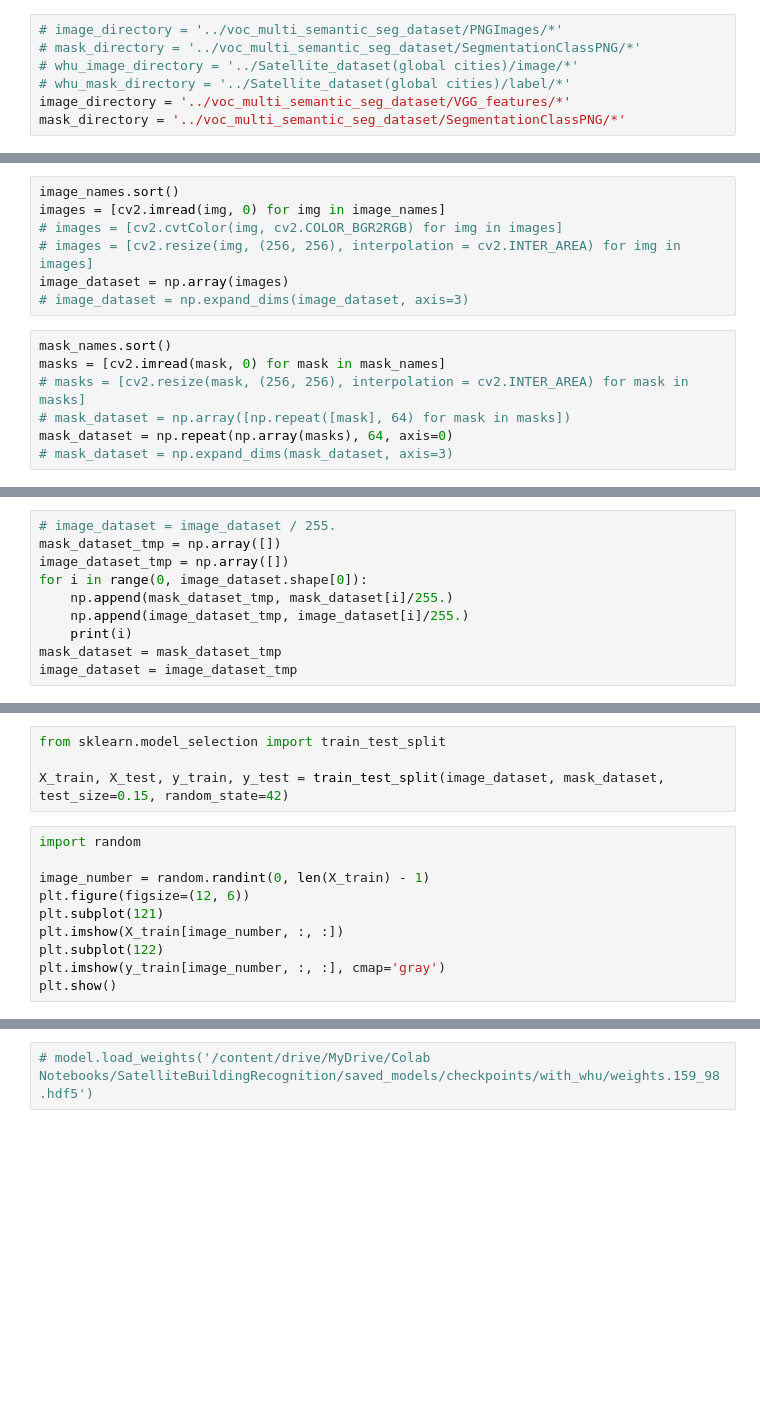
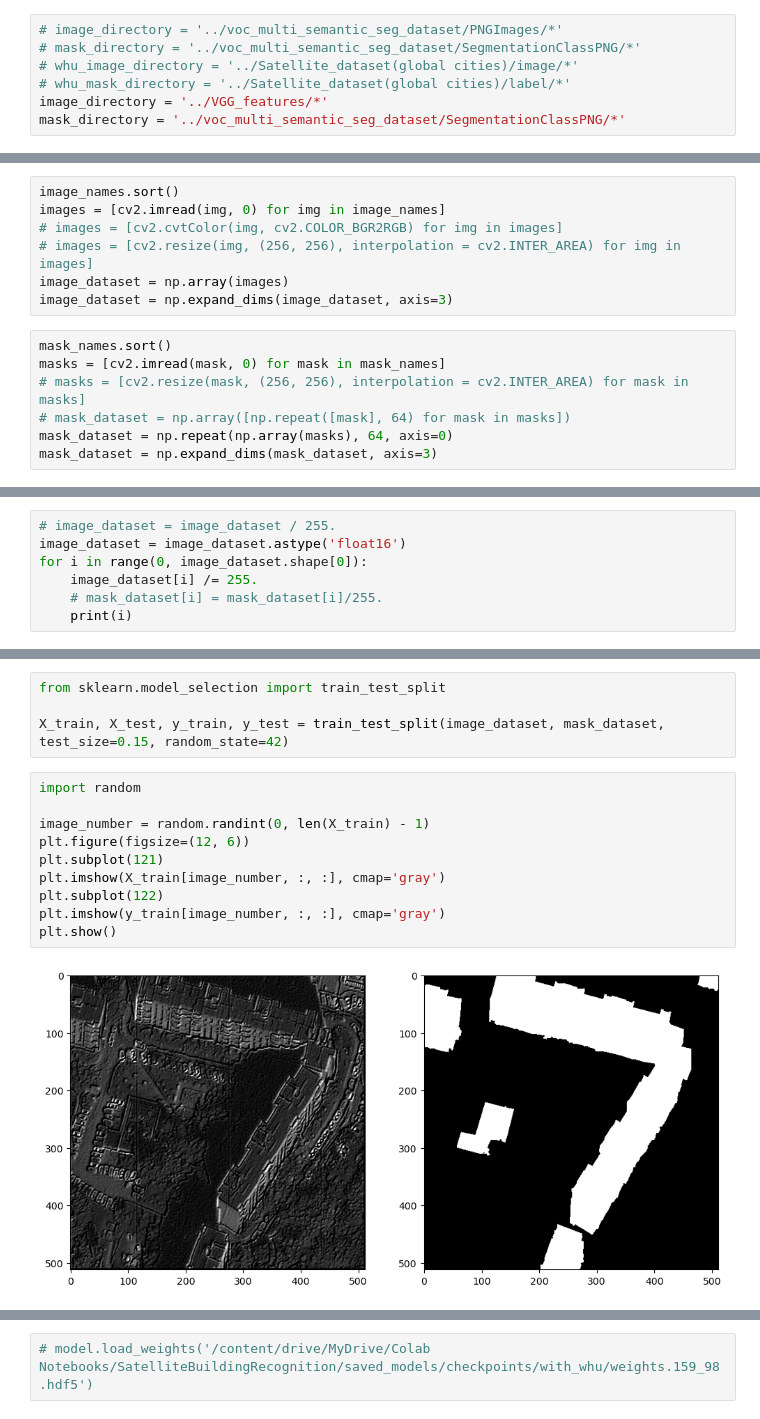
Before and after one commit to erogodsky/SatelliteBuildingRecognition, a Jupyter notebook: nets/Copy of attention_gate.ipynb, the cells around one changed output, grey strips where cells are left out. Cells and saved outputs as stored; diff of their text form; blank space fills up the shorter version.

```diff
--- a/nets/Copy of attention_gate.ipynb
+++ b/nets/Copy of attention_gate.ipynb
@@ -37,7 +35,7 @@ print(tf.config.list_physical_devices('GPU'))
 # mask_directory = '../voc_multi_semantic_seg_dataset/SegmentationClassPNG/*'
 # whu_image_directory = '../Satellite_dataset(global cities)/image/*'
 # whu_mask_directory = '../Satellite_dataset(global cities)/label/*'
-image_directory = '../voc_multi_semantic_seg_dataset/VGG_features/*'
+image_directory = '../VGG_features/*'
 mask_directory = '../voc_multi_semantic_seg_dataset/SegmentationClassPNG/*'
 # %%
 image_names = glob.glob(image_directory)
@@ -87,12 +85,12 @@ images = [cv2.imread(img, 0) for img in image_names]
 # images = [cv2.cvtColor(img, cv2.COLOR_BGR2RGB) for img in images]
 # images = [cv2.resize(img, (256, 256), interpolation = cv2.INTER_AREA) for img in images]
 image_dataset = np.array(images)
-# image_dataset = np.expand_dims(image_dataset, axis=3)
+image_dataset = np.expand_dims(image_dataset, axis=3)
 # %%
 mask_names.sort()
 masks = [cv2.imread(mask, 0) for mask in mask_names]
 # masks = [cv2.resize(mask, (256, 256), interpolation = cv2.INTER_AREA) for mask in masks]
 # mask_dataset = np.array([np.repeat([mask], 64) for mask in masks])
 mask_dataset = np.repeat(np.array(masks), 64, axis=0)
-# mask_dataset = np.expand_dims(mask_dataset, axis=3)
+mask_dataset = np.expand_dims(mask_dataset, axis=3)
 # %%
@@ -128,13 +118,10 @@ Labels in the mask are :  [0 1]
 # %%
 # image_dataset = image_dataset / 255.
-mask_dataset_tmp = np.array([])
-image_dataset_tmp = np.array([])
+image_dataset = image_dataset.astype('float16')
 for i in range(0, image_dataset.shape[0]):
-    np.append(mask_dataset_tmp, mask_dataset[i]/255.)
-    np.append(image_dataset_tmp, image_dataset[i]/255.)
+    image_dataset[i] /= 255.
+    # mask_dataset[i] = mask_dataset[i]/255.
     print(i)
-mask_dataset = mask_dataset_tmp
-image_dataset = image_dataset_tmp
 # %% [output]
 0
 1
@@ -160,13 +155,15 @@ X_train, X_test, y_train, y_test = train_test_split(image_dataset, mask_dataset,
 # %%
 import random
 
 image_number = random.randint(0, len(X_train) - 1)
 plt.figure(figsize=(12, 6))
 plt.subplot(121)
-plt.imshow(X_train[image_number, :, :])
+plt.imshow(X_train[image_number, :, :], cmap='gray')
 plt.subplot(122)
 plt.imshow(y_train[image_number, :, :], cmap='gray')
 plt.show()
+# %% [output]
+[figure, added]
 # %%
 from keras.models import Model
 from keras.layers import Input, Conv2D, MaxPooling2D, UpSampling2D, concatenate, Conv2DTranspose, BatchNormalization, \
```
Also changed, not shown: parts of 17 cells of this notebook.
